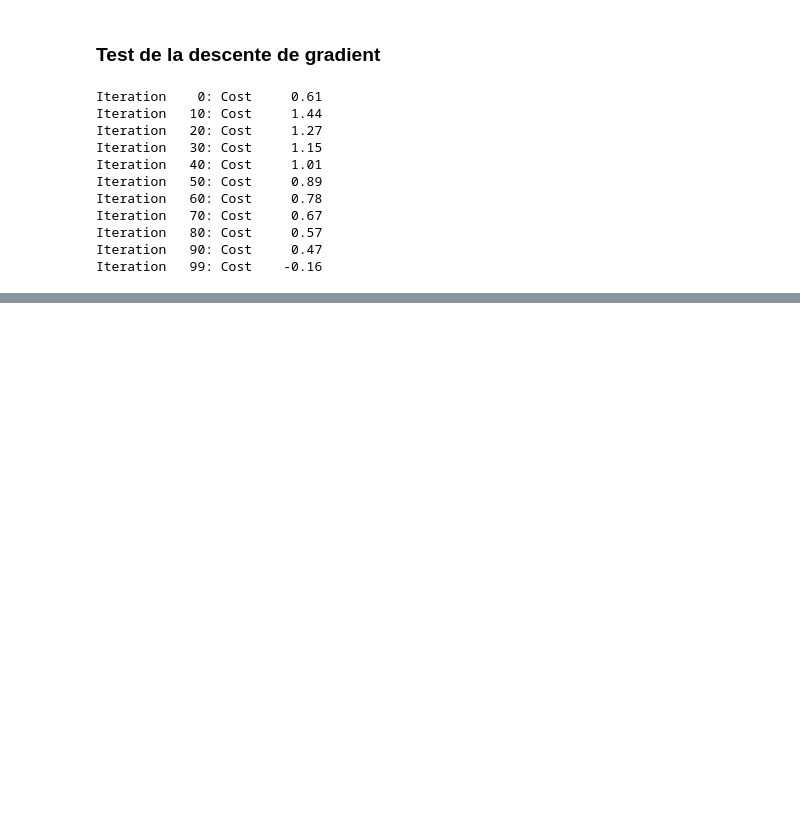
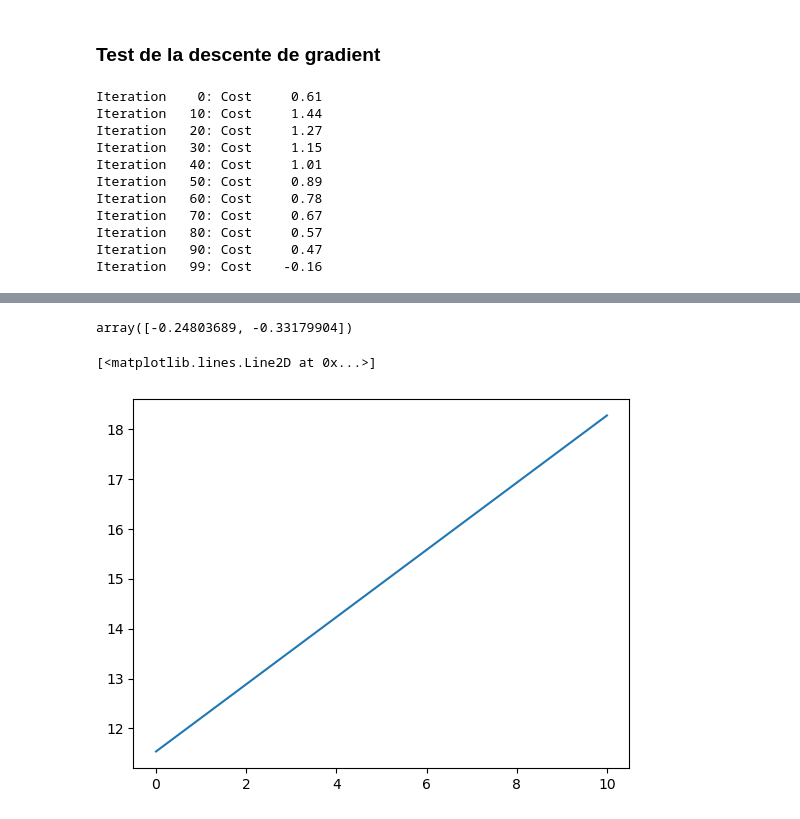
Before and after one commit to YuTingdata/regression_logistique, a Jupyter notebook: logistic_regression.ipynb, the cells around one changed output, grey strips where cells are left out. Drawn from its saved outputs; the diff is of its cells as text; code cells hidden in the pictures; blank space fills up the shorter version.

```diff
--- a/logistic_regression.ipynb
+++ b/logistic_regression.ipynb
@@ -390,0 +403,3 @@ TODO: plot linear fit
+# %%
+X_train_2features = X_train[['mean radius', 'mean texture']]
+X_train_2features.head()
@@ -390,0 +413,16 @@ TODO: plot linear fit
+# %%
+np.random.seed(1)
+initial_w = 0.000001 * (np.random.rand(X_train_2features.shape[1]) - 0.5)
+initial_b = 12
+
+# Some gradient descent settings
+iterations = 1000
+alpha = 0.020
+
+w,b, J_history,_ = gradient_descent(
+    X_train_2features.values,
+    y.values,
+    initial_w,
+    initial_b,
+    alpha,
+    iterations)
@@ -390,0 +441,9 @@ TODO: plot linear fit
+# %%
+w
+# %% [output]
+array([-0.24803689, -0.33179904])
+# %%
+plt.plot([0, 10], [b +1*(w[0]/w[1]),b + 10*(w[0]/w[1])])
+# %% [output]
+[<matplotlib.lines.Line2D at 0x...>]
+[figure, added]
```
Also changed, not shown: parts of 7 cells of this notebook.
